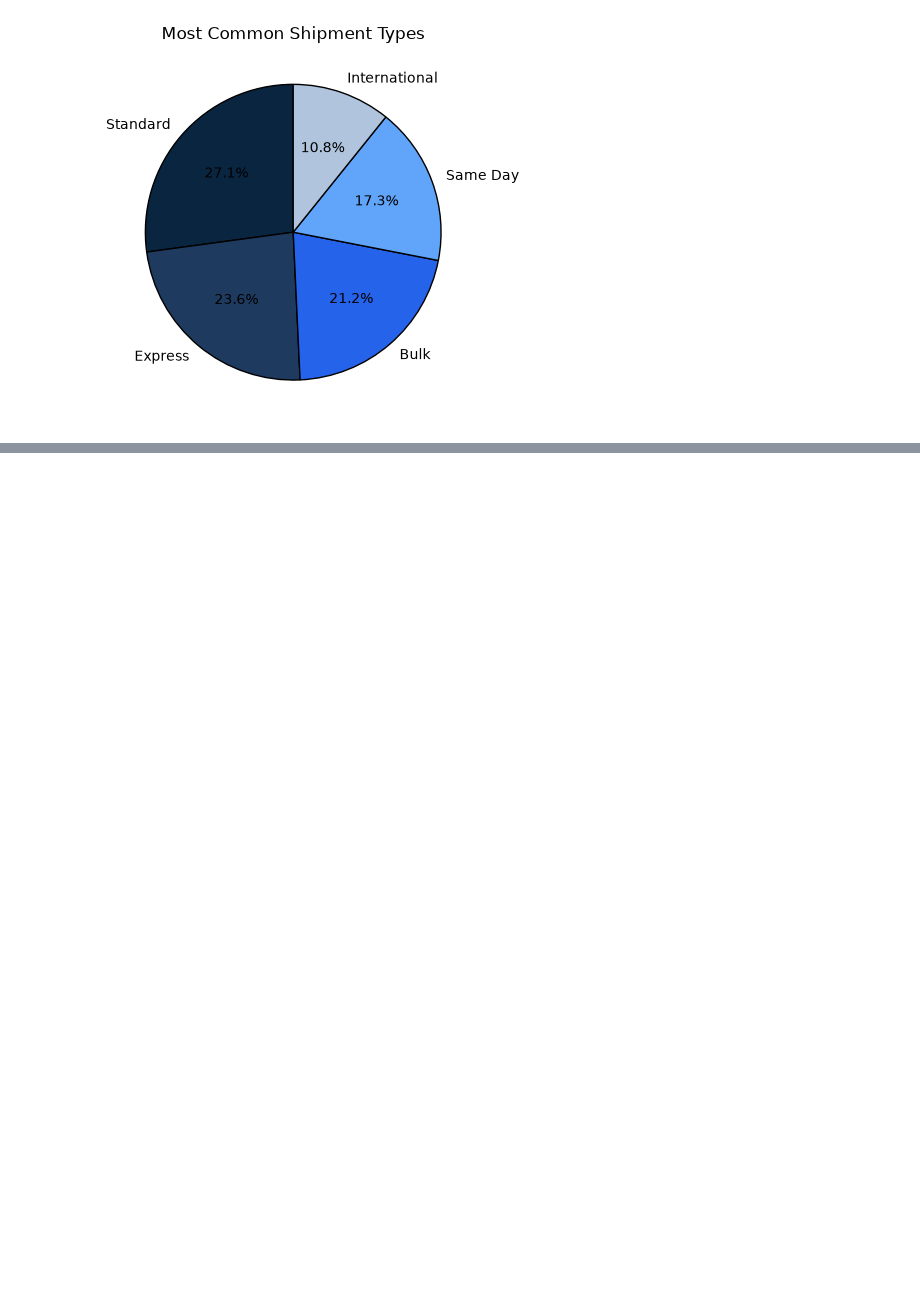
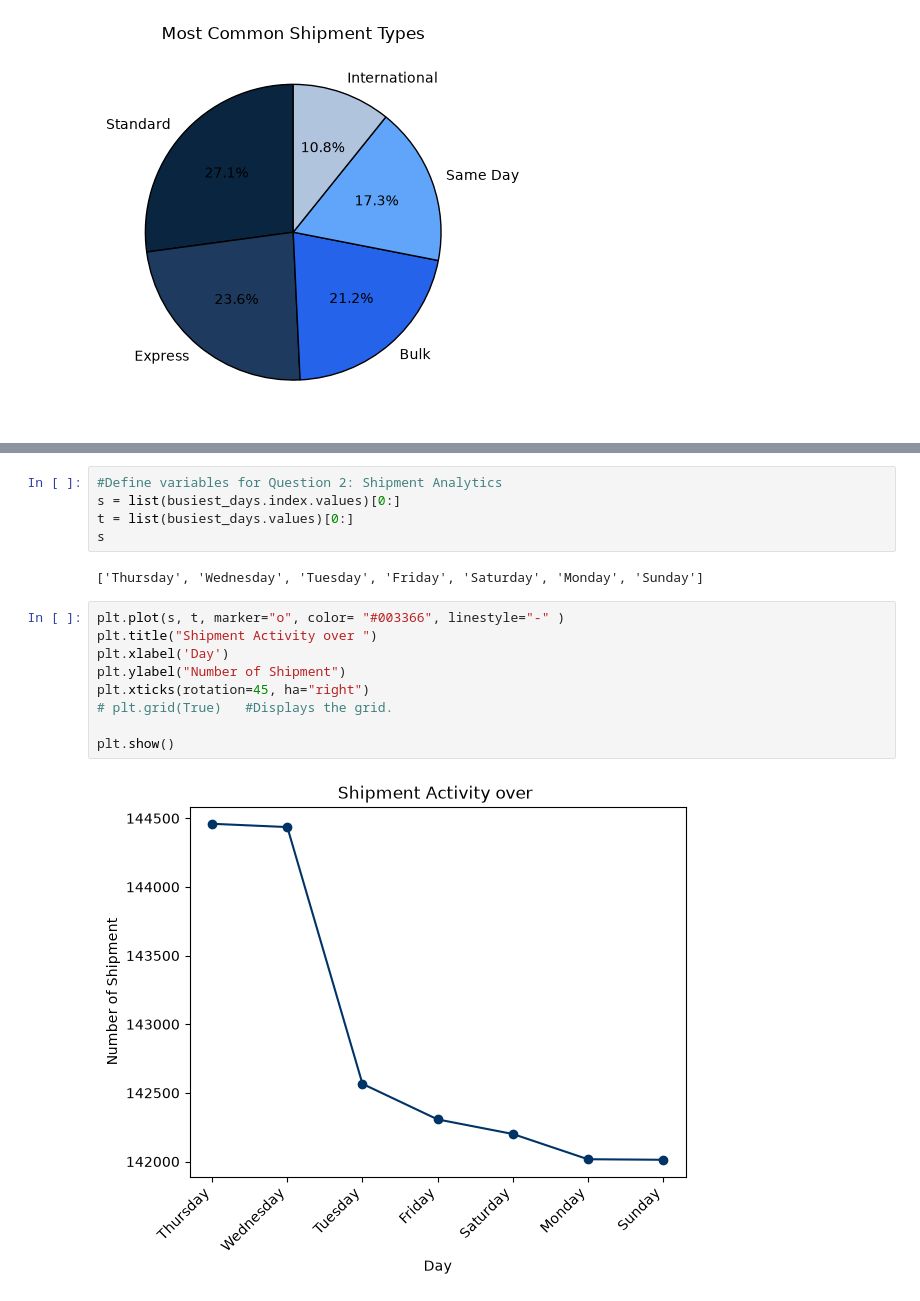
Before and after one commit to jilyanga2/Logistics-And-Delivery-Intelligence, a Jupyter notebook: feature-engineering.ipynb, the cells around one changed output, grey strips where cells are left out. Saved outputs shown, nothing was run; the diff lists cells and outputs as text; blank space fills up the shorter version.

```diff
--- a/feature-engineering.ipynb
+++ b/feature-engineering.ipynb
@@ -922,0 +595,18 @@ print("Shipment type that are most common:", delivery_count())
+# %%
+#Define variables for Question 2: Shipment Analytics
+s = list(busiest_days.index.values)[0:]
+t = list(busiest_days.values)[0:]
+s
+# %% [output]
+['Thursday', 'Wednesday', 'Tuesday', 'Friday', 'Saturday', 'Monday', 'Sunday']
+# %%
+plt.plot(s, t, marker="o", color= "#003366", linestyle="-" )
+plt.title("Shipment Activity over ")
+plt.xlabel('Day')
+plt.ylabel("Number of Shipment")
+plt.xticks(rotation=45, ha="right")
+# plt.grid(True)   #Displays the grid.
+
+plt.show()
+# %% [output]
+[figure, added]
```
Also changed, not shown: parts of 56 cells of this notebook.
